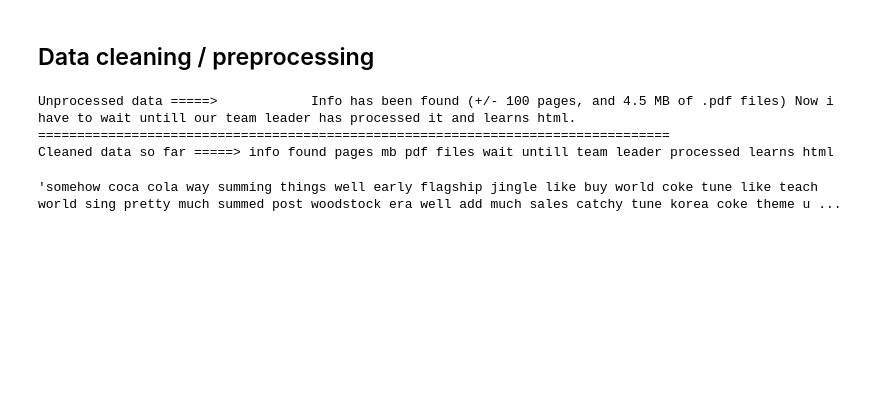
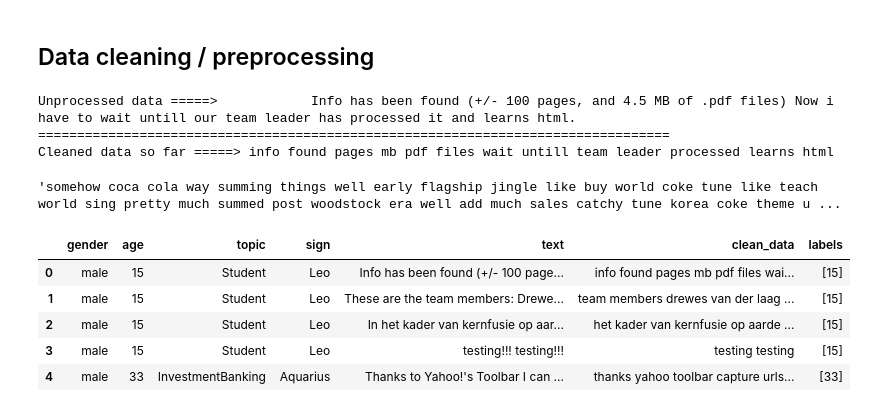
Before and after one commit to lennertjansen/msc-ai-thesis, a Jupyter notebook: data_preprocessing/exploratory_analysis.ipynb, the cells around one changed output. Saved outputs shown, nothing was run; the diff lists cells and outputs as text; code cells hidden in the pictures; blank space fills up the shorter version.

```diff
--- a/data_preprocessing/exploratory_analysis.ipynb
+++ b/data_preprocessing/exploratory_analysis.ipynb
@@ -144,3 +170,18 @@ data['clean_data'][6]
 # %%
 # Drop columns that are uninformative for writing style (i.e., ID and date)
 data.drop(['id', 'date'], axis = 1, inplace = True)
+# %%
+# Merge all possibly interesting labels into one column
+data['labels'] = data.apply(lambda col: [col['gender'], str(col['age']), col['topic'], col['sign']], axis = 1)
+
+# Only keep age as label
+data['labels'] = data.apply(lambda col: [str(col['age'])], axis = 1) # TODO: Why keep age as string?
+# %%
+data.head()
+# %% [output]
+|  | gender | age | topic | sign | text | clean_data | labels |
+| 0 | male | 15 | Student | Leo | Info has been found (+/- 100 page... | info found pages mb pdf files wai... | [15] |
+| 1 | male | 15 | Student | Leo | These are the team members: Drewe... | team members drewes van der laag ... | [15] |
+| 2 | male | 15 | Student | Leo | In het kader van kernfusie op aar... | het kader van kernfusie op aarde ... | [15] |
+| 3 | male | 15 | Student | Leo | testing!!! testing!!! | testing testing | [15] |
+| 4 | male | 33 | InvestmentBanking | Aquarius | Thanks to Yahoo!'s Toolbar I can ... | thanks yahoo toolbar capture urls... | [33] |
```
Also changed, not shown: parts of 30 cells of this notebook.
